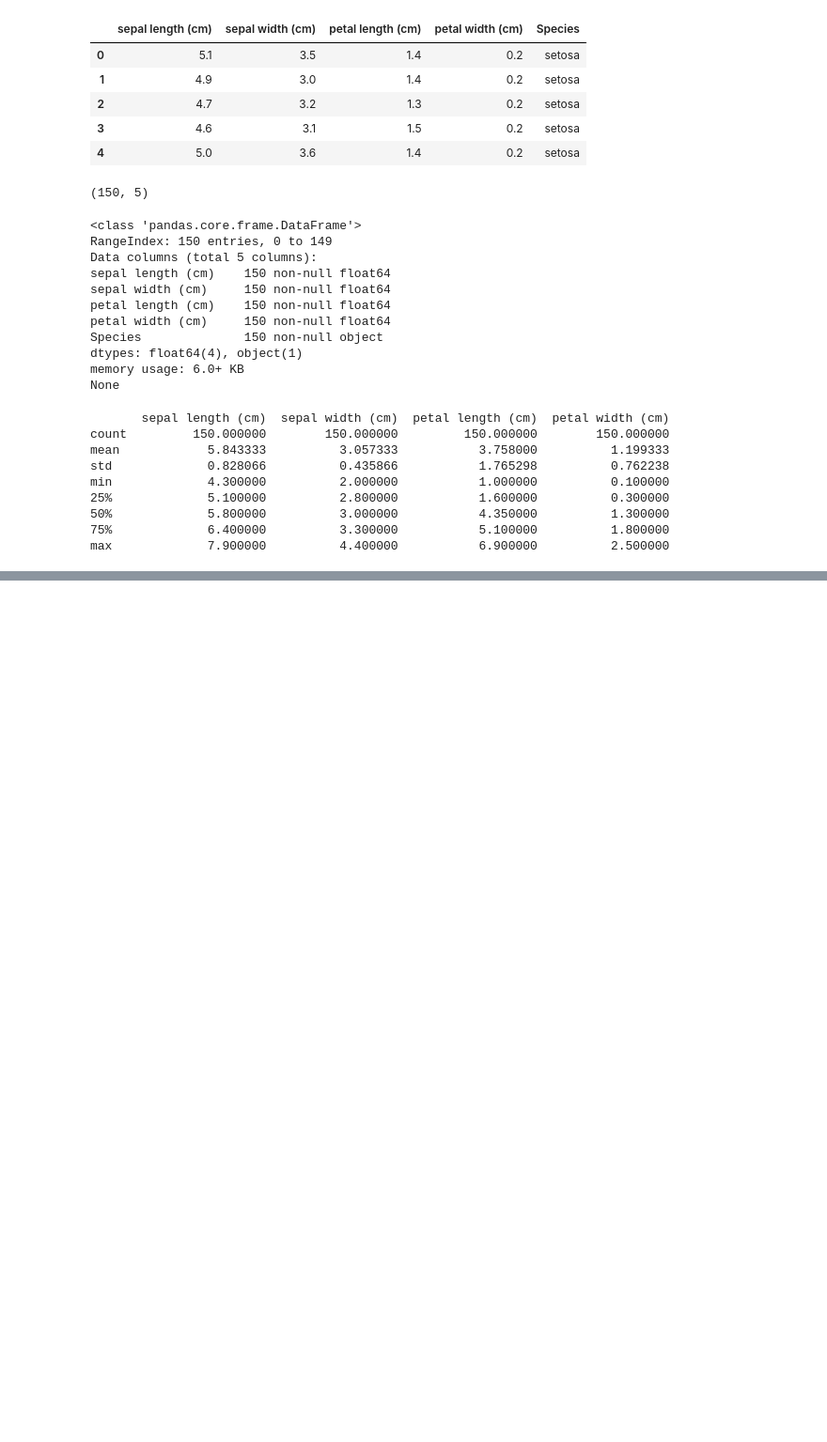
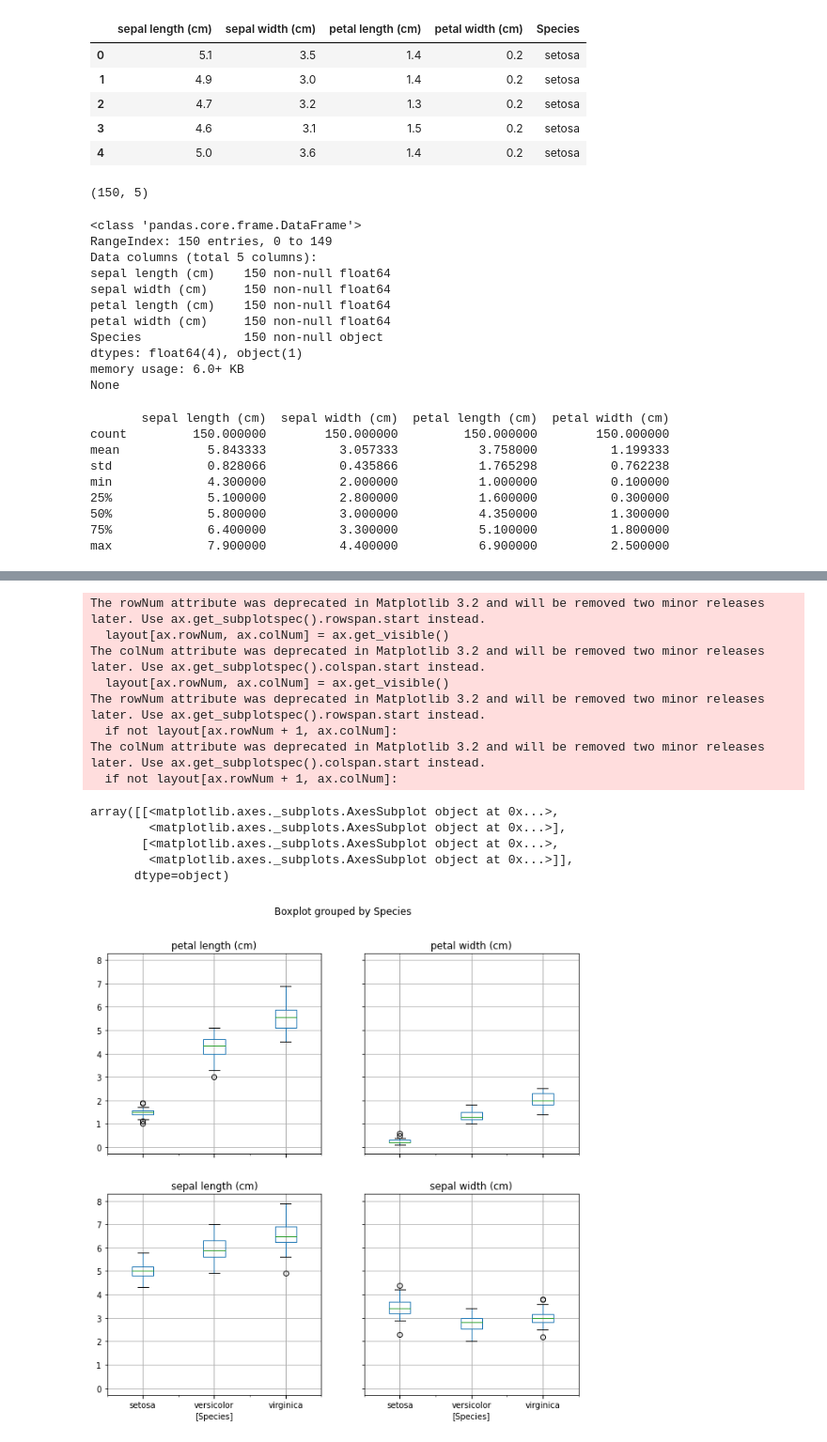
Before and after one commit to mariettas/panda_projects, a Jupyter notebook: Iris.ipynb, the cells around one changed output, grey strips where cells are left out. Shown: that part at 94% size. Saved outputs shown, nothing was run; the diff lists cells and outputs as text; code cells hidden in the pictures; blank space fills up the shorter version.

```diff
--- a/Iris.ipynb
+++ b/Iris.ipynb
@@ -100,0 +106,17 @@ max             7.900000          4.400000           6.900000          2.500000
+# %%
+df.boxplot(by="Species",figsize=(10,10))
+# %% [output]
+The rowNum attribute was deprecated in Matplotlib 3.2 and will be removed two minor releases later. Use ax.get_subplotspec().rowspan.start instead.
+  layout[ax.rowNum, ax.colNum] = ax.get_visible()
+The colNum attribute was deprecated in Matplotlib 3.2 and will be removed two minor releases later. Use ax.get_subplotspec().colspan.start instead.
+  layout[ax.rowNum, ax.colNum] = ax.get_visible()
+The rowNum attribute was deprecated in Matplotlib 3.2 and will be removed two minor releases later. Use ax.get_subplotspec().rowspan.start instead.
+  if not layout[ax.rowNum + 1, ax.colNum]:
+The colNum attribute was deprecated in Matplotlib 3.2 and will be removed two minor releases later. Use ax.get_subplotspec().colspan.start instead.
+  if not layout[ax.rowNum + 1, ax.colNum]:
+array([[<matplotlib.axes._subplots.AxesSubplot object at 0x...>,
+        <matplotlib.axes._subplots.AxesSubplot object at 0x...>],
+       [<matplotlib.axes._subplots.AxesSubplot object at 0x...>,
+        <matplotlib.axes._subplots.AxesSubplot object at 0x...>]],
+      dtype=object)
+[figure, added]
```
Also changed, not shown: parts of 25 cells of this notebook.
